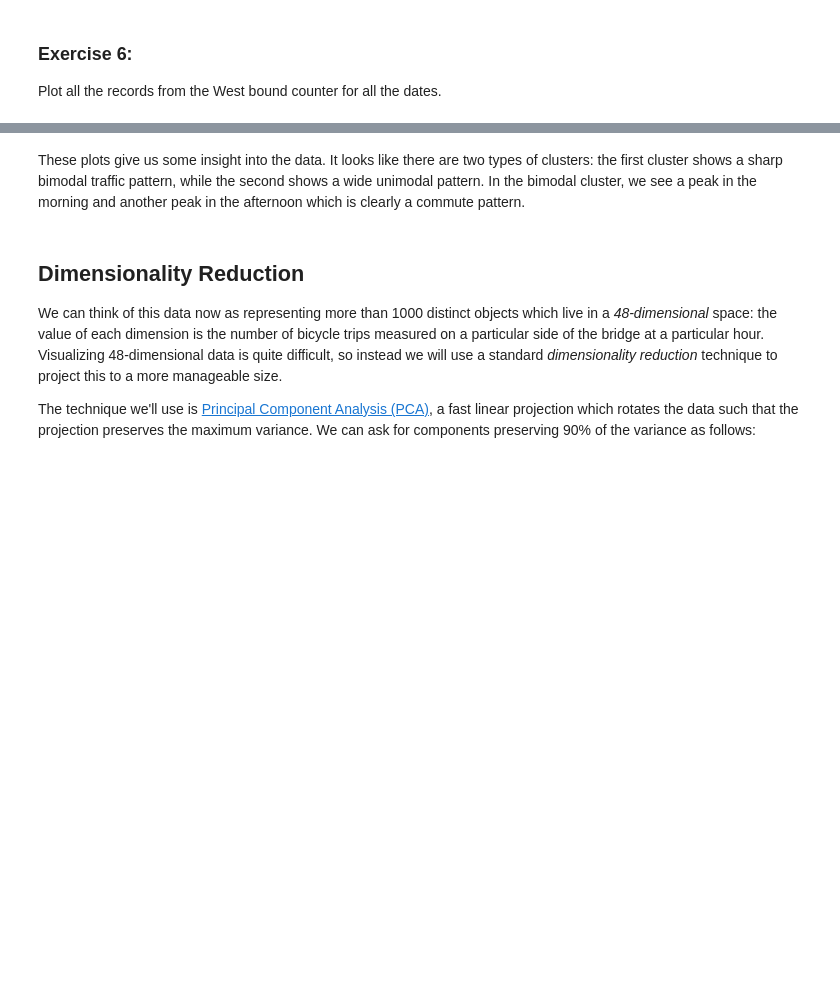
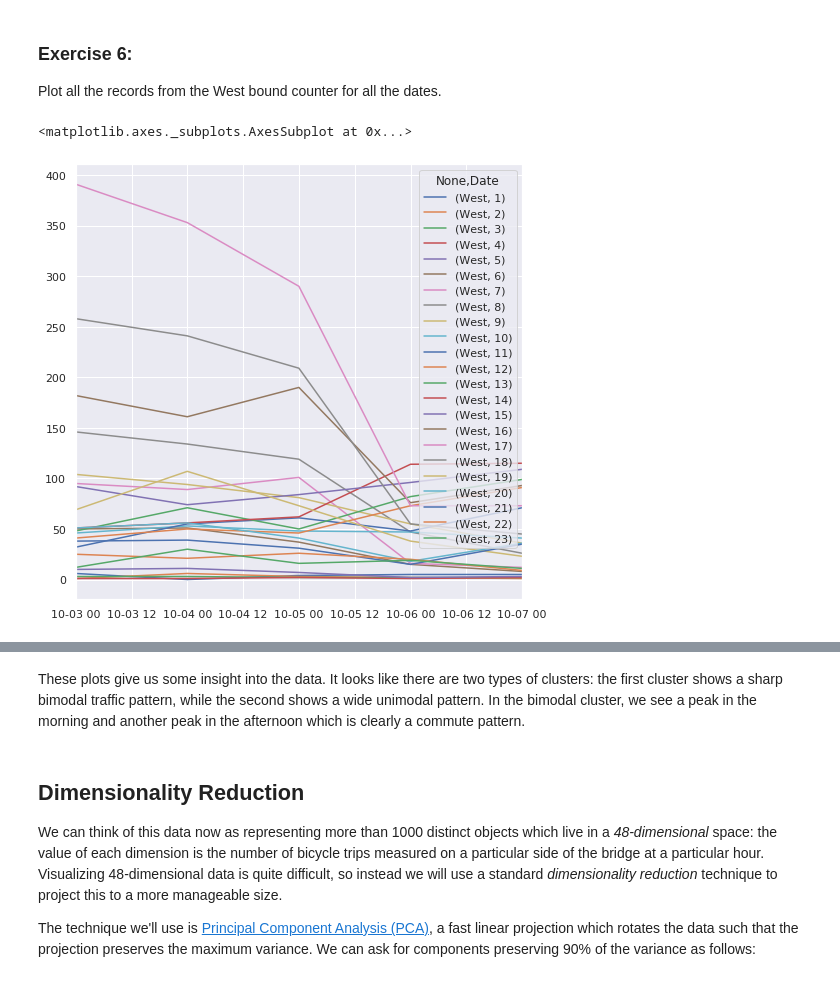
Before and after one commit to shravani96v/comp840-ML, a Jupyter notebook: materials/week11/SeattleBike0.ipynb, the cells around one changed output, grey strips where cells are left out. Drawn from its saved outputs; the diff is of its cells as text; code cells hidden in the pictures; blank space fills up the shorter version.

```diff
--- a/materials/week11/SeattleBike0.ipynb
+++ b/materials/week11/SeattleBike0.ipynb
@@ -96,3 +153,5 @@ In the pivot table, slice the first 5 records from the West bound traffic.
 # %%
 # to do:
 # first_five_west ...
+first_five_west = pivoted.iloc[:5, 25:]
+first_five_west
@@ -116,3 +195,7 @@ Plot all the records from the West bound counter for all the dates.
 # %%
 # to do:
 # west = ...
+first_five_west.plot(figsize=(8, 8))
+# %% [output]
+<matplotlib.axes._subplots.AxesSubplot at 0x...>
+[figure, added]
```
Also changed, not shown: parts of 40 cells of this notebook, 6 other files.
